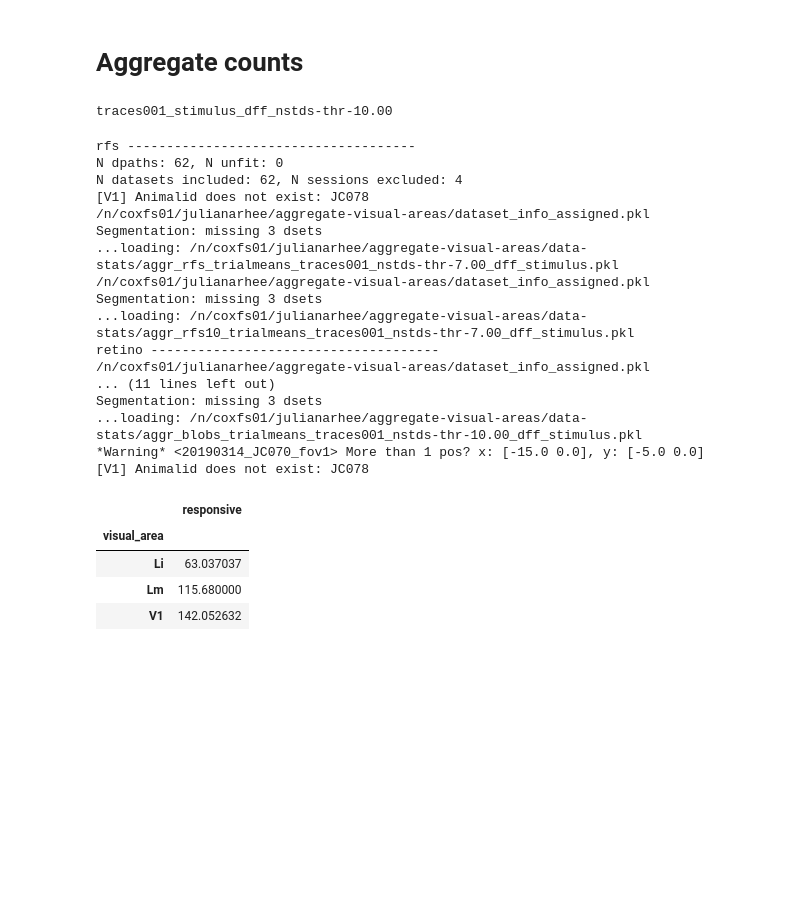
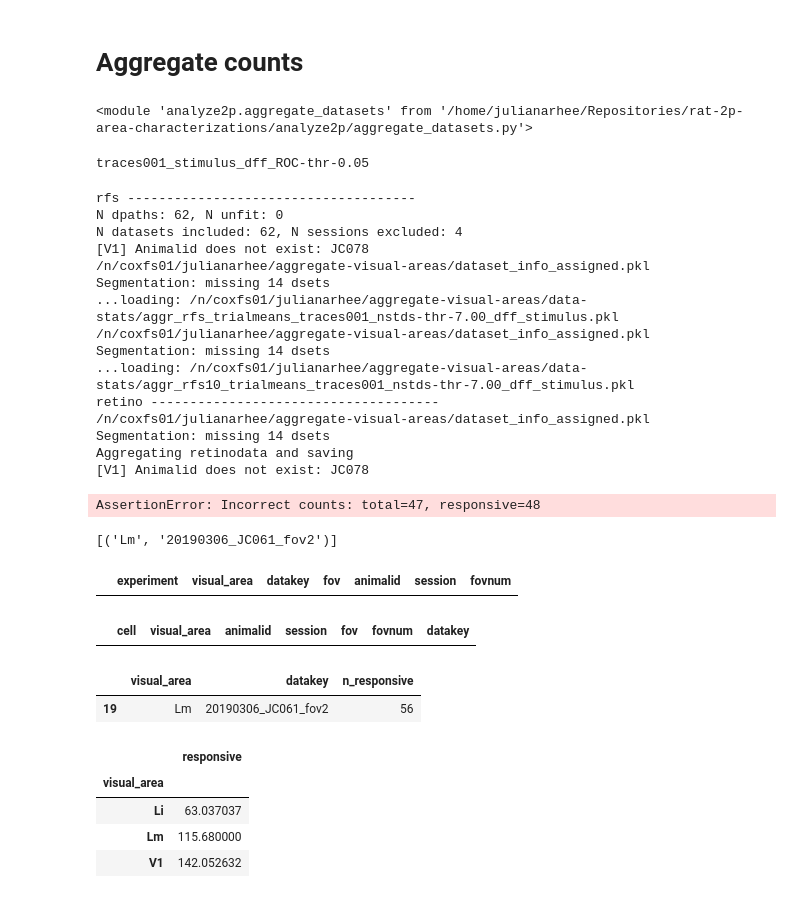
Before and after one commit to julianarhee/rat-2p-area-characterizations, a Jupyter notebook: analyze2p/aggregate/dataset_stats.ipynb, the cells around one changed output. Drawn from its saved outputs; the diff is of its cells as text; code cells hidden in the pictures; blank space fills up the shorter version.

```diff
--- a/analyze2p/aggregate/dataset_stats.ipynb
+++ b/analyze2p/aggregate/dataset_stats.ipynb
@@ -73,0 +319,21 @@ print(counts_outfile)
+# %%
+responsive_test='nstds'
+
+c_list=[]
+no_stats=[]
+for (va, dk), g in a_cells.groupby(['visual_area', 'datakey']):
+    traceid_dir = traceutils.get_traceid_dir(dk, experiment)
+    stats_fpaths = glob.glob(os.path.join(traceid_dir, 'summary_stats', 'ROC', 'roc_*.pkl'))
+    if len(stats_fpaths)==0:
+        no_stats.append(dk)
+        continue
+    with open(stats_fpaths[0], 'rb') as f:
+        stats = pkl.load(f, encoding='latin1')
+    responsive_ = [k for k, v in stats.items() if v['pval']<0.05]
+    assigned_ = g['cell'].unique()
+    rois_ = np.intersect1d(responsive_, assigned_)
+    c_list.append(pd.Series({'visual_area': va, 'datakey': dk, 'n_cells': len(rois_)}))
+rcounts = pd.concat(c_list, axis=1).T
+print("Missing %i datasets:" % len(no_stats))
+for m in no_stats:
+    print('    %s' % m)
@@ -380,20 +690,24 @@ def get_rf_data(assigned_cells, rf_meta, response_type='dff',
             .empty])
 
     return NDATA, u_dkeys, rfdata, combined_rfs
+# %%
+importlib.reload(aggr)
+# %% [output]
+<module 'analyze2p.aggregate_datasets' from '/home/julianarhee/Repositories/rat-2p-area-characterizations/analyze2p/aggregate_datasets.py'>
 # %%
-responsive_test='nstds'
-responsive_thr=10
+responsive_test='ROC'
+responsive_thr=10 if responsive_test=='nstds' else 0.05
 n_stds = 2.5
 trial_epoch = 'stimulus'
 
 
-blobs_test='nstds'; blobs_thr=10.0;
+blobs_test=responsive_test; blobs_thr=responsive_thr;
 rfs_test='nstds'; rfs_thr=7.0;
 retino_thr=0.01; retino_delay=0.5;
 
 # Grating selection
 # -----------------------------------------------------------
-gratings_test='nstds'; gratings_thr=10.0;
+gratings_test=responsive_test; gratings_thr=responsive_thr;
 fit_thr=0.5; n_bootstrap_iters=500; n_resamples=20;
 
 # Output dir
@@ -402,7 +716,7 @@ data_id = '%s_%s_%s_%s-thr-%.2f' % (traceid, trial_epoch, response_type,
                                     responsive_test, responsive_thr)
 print(data_id)
 # %% [output]
-traces001_stimulus_dff_nstds-thr-10.00
+traces001_stimulus_dff_ROC-thr-0.05
 # %%
 counts_=[]
 cellids_=[]
@@ -422,6 +736,7 @@ for experiment in ['rfs', 'retino', 'gratings', 'blobs']:
                                                 responsive_thr=gratings_thr)
         n_responsive = aggr.count_n_cells(NDATA, name='n_responsive')
         n_total = aggr.count_n_total(assigned_cells, gratings_dkeys)
+        u_dkeys = gratings_dkeys
     elif experiment in ['rfs', 'rfs10']:
         assigned_cells, rf_meta = aggr.select_assigned_cells(cells0, sdata,
                                               experiments=['rfs', 'rfs10'])
@@ -435,6 +750,7 @@ for experiment in ['rfs', 'retino', 'gratings', 'blobs']:
                                                     responsive_thr=rfs_thr)
         n_responsive = aggr.count_n_cells(NDATA, name='n_responsive')
         n_total = aggr.count_n_total(assigned_cells, rfs_dkeys)
+        u_dkeys = rfs_dkeys
     elif experiment=='retino':
         #retino_thr=0.01; retino_delay=0.5;
         assigned_cells, ret_meta = aggr.select_assigned_cells(cells0,
@@ -444,6 +760,7 @@ for experiment in ['rfs', 'retino', 'gratings', 'blobs']:
         # Get unique dkeys and count
         n_responsive, retino_dkeys = aggr.count_n_responsive(NDATA, u_dkeys=None)
         n_total = aggr.count_n_total(assigned_cells, retino_dkeys)
+        u_dkeys = retino_dkeys
     elif experiment=='blobs':
         assigned_cells, _ = aggr.select_assigned_cells(cells0, sdata,
                                                 experiments=[experiment])
@@ -455,6 +772,14 @@ for experiment in ['rfs', 'retino', 'gratings', 'blobs']:
         # Get unique dkeys and count
         n_responsive, blobs_dkeys = aggr.count_n_responsive(NDATA, u_dkeys=None)
         n_total = aggr.count_n_total(assigned_cells, blobs_dkeys)
+        u_dkeys = blobs_dkeys
+    # Check counts
+    found_none = [(va, k) for (va,k) in n_total[['visual_area', 'datakey']].values \
+         if n_responsive.query('@va==visual_area and @k==datakey').empty]
+    cols=['visual_area', 'datakey', 'n_responsive']
+    for (va_n, dk_n) in found_none:
+        n_responsive.loc[len(n_responsive.index), cols] = [va_n, dk_n, 0]
+
     # Add total counts
     assert n_total.shape==n_responsive.shape, \
             'Incorrect counts: total=%i, responsive=%i' \
@@ -481,18 +806,35 @@ N dpaths: 62, N unfit: 0
 N datasets included: 62, N sessions excluded: 4
 [V1] Animalid does not exist: JC078
 /n/coxfs01/julianarhee/aggregate-visual-areas/dataset_info_assigned.pkl
-Segmentation: missing 3 dsets
+Segmentation: missing 14 dsets
 ...loading: /n/coxfs01/julianarhee/aggregate-visual-areas/data-stats/aggr_rfs_trialmeans_traces001_nstds-thr-7.00_dff_stimulus.pkl
 /n/coxfs01/julianarhee/aggregate-visual-areas/dataset_info_assigned.pkl
-Segmentation: missing 3 dsets
+Segmentation: missing 14 dsets
 ...loading: /n/coxfs01/julianarhee/aggregate-visual-areas/data-stats/aggr_rfs10_trialmeans_traces001_nstds-thr-7.00_dff_stimulus.pkl
 retino -------------------------------------
 /n/coxfs01/julianarhee/aggregate-visual-areas/dataset_info_assigned.pkl
-... (11 lines left out)
-Segmentation: missing 3 dsets
-...loading: /n/coxfs01/julianarhee/aggregate-visual-areas/data-stats/aggr_blobs_trialmeans_traces001_nstds-thr-10.00_dff_stimulus.pkl
-*Warning* <20190314_JC070_fov1> More than 1 pos? x: [-15.0 0.0], y: [-5.0 0.0]
+Segmentation: missing 14 dsets
+Aggregating retinodata and saving
 [V1] Animalid does not exist: JC078
+AssertionError: Incorrect counts: total=47, responsive=48
+# %%
+ [(va, k) for (va,k) in n_responsive[['visual_area', 'datakey']].values \
+         if n_total.query('@va==visual_area and @k==datakey').empty]
+# %% [output]
+[('Lm', '20190306_JC061_fov2')]
+# %%
+sdata[(sdata.datakey=='20190306_JC061_fov2')]
+# %% [output]
+|  | experiment | visual_area | datakey | fov | animalid | session | fovnum |
+# %%
+cells0[(cells0.datakey=='20190306_JC061_fov2')]
+# %% [output]
+|  | cell | visual_area | animalid | session | fov | fovnum | datakey |
+# %%
+n_responsive[(n_responsive.datakey=='20190306_JC061_fov2')]
+# %% [output]
+|  | visual_area | datakey | n_responsive |
+| 19 | Lm | 20190306_JC061_fov2 | 56 |
 # %%
 COUNTS = pd.concat(counts_, axis=0) # Counts (1 # per dataset)
 CELLIDS = pd.concat(cellids_, axis=0) # Cell IDs of counted cells
```
Also changed, not shown: parts of 28 cells of this notebook, 11 other files.
